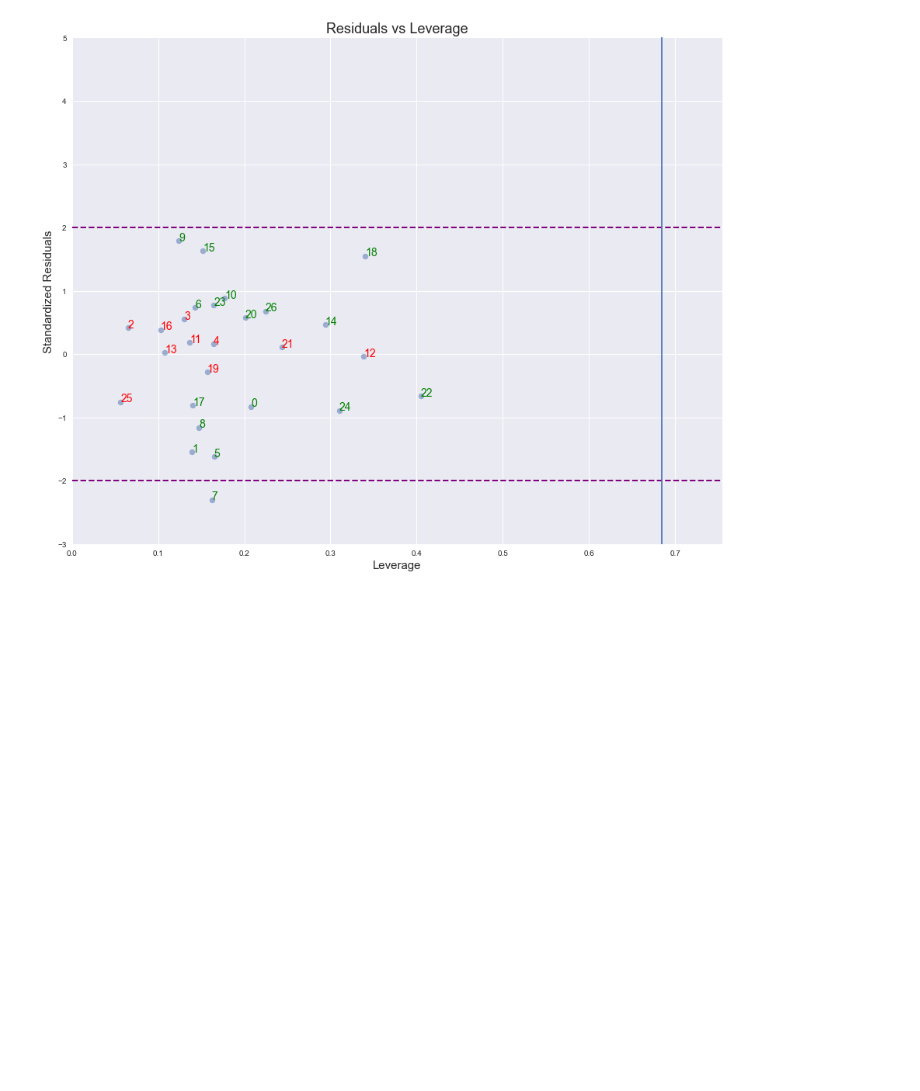
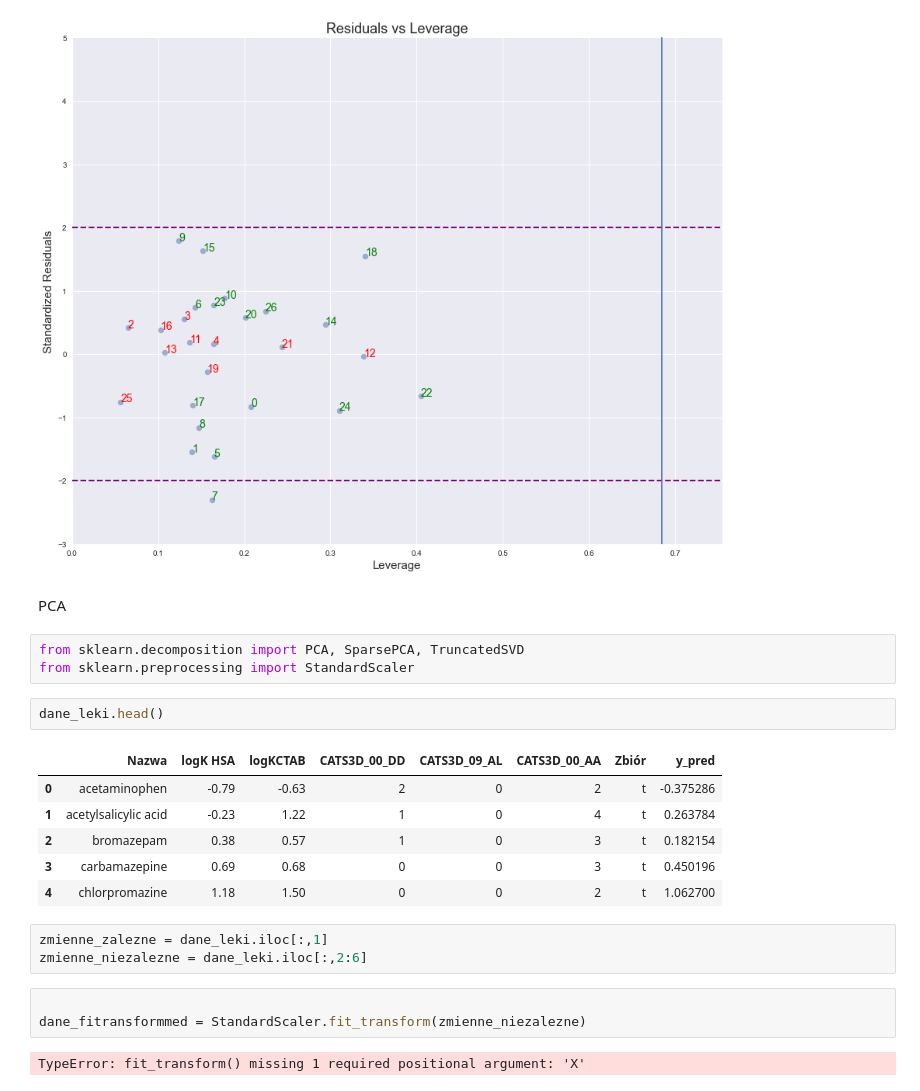
Before and after one commit to Miczel00/machine-learning, a Jupyter notebook: zaj1/main.ipynb, the cells around one changed output. Drawn from its saved outputs; the diff is of its cells as text; blank space fills up the shorter version.

```diff
--- a/zaj1/main.ipynb
+++ b/zaj1/main.ipynb
@@ -295,3 +295,25 @@ for x,i in enumerate(leverage_top_3):
                                    model_norm_residuals[i]),color='red')
 # %% [output]
 [figure]
+# %% [markdown]
+PCA
+# %%
+from sklearn.decomposition import PCA, SparsePCA, TruncatedSVD
+from sklearn.preprocessing import StandardScaler
+# %%
+dane_leki.head()
+# %% [output]
+|  | Nazwa | logK HSA | logKCTAB | CATS3D_00_DD | CATS3D_09_AL | CATS3D_00_AA | Zbiór | y_pred |
+| 0 | acetaminophen | -0.79 | -0.63 | 2 | 0 | 2 | t | -0.375286 |
+| 1 | acetylsalicylic acid | -0.23 | 1.22 | 1 | 0 | 4 | t | 0.263784 |
+| 2 | bromazepam | 0.38 | 0.57 | 1 | 0 | 3 | t | 0.182154 |
+| 3 | carbamazepine | 0.69 | 0.68 | 0 | 0 | 3 | t | 0.450196 |
+| 4 | chlorpromazine | 1.18 | 1.50 | 0 | 0 | 2 | t | 1.062700 |
+# %%
+zmienne_zalezne = dane_leki.iloc[:,1]
+zmienne_niezalezne = dane_leki.iloc[:,2:6]
+# %%
+
+dane_fitransformmed = StandardScaler.fit_transform(zmienne_niezalezne)
+# %% [output]
+TypeError: fit_transform() missing 1 required positional argument: 'X'
```
Also changed, not shown: parts of 3 cells of this notebook.
